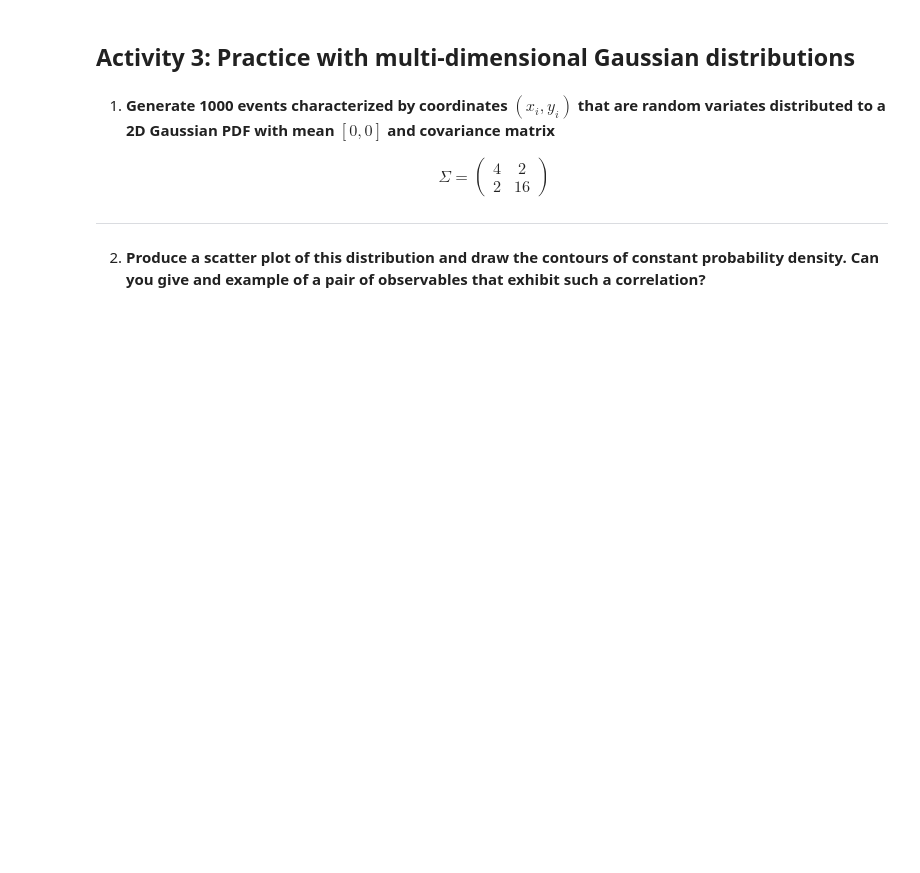
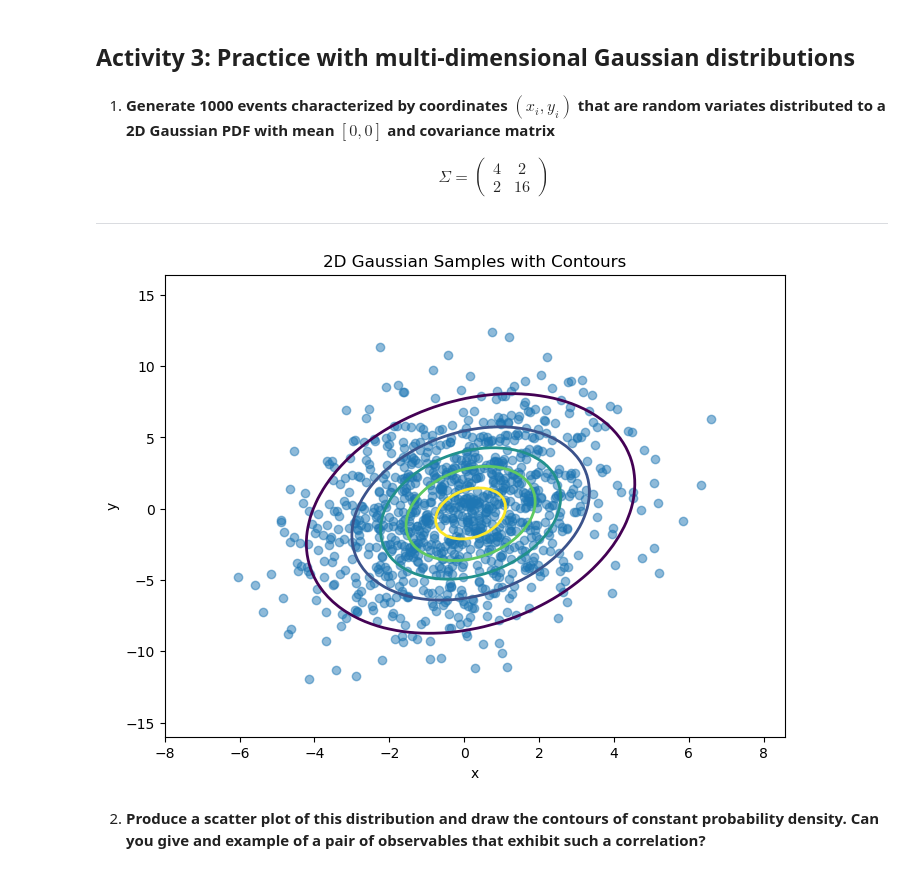
Before and after one commit to breckmeagher/statistics-and-data-analysis, a Jupyter notebook: work-in-progress/homework2_running.ipynb, the cells around one changed output. Cells and saved outputs as stored; diff of their text form; code cells hidden in the pictures; blank space fills up the shorter version.

```diff
--- a/work-in-progress/homework2_running.ipynb
+++ b/work-in-progress/homework2_running.ipynb
@@ -3,6 +3,19 @@
 # %% [markdown]
 **PHY657 Statistics & Data Analysis**
 February 16, 2026
+# %%
+%matplotlib widget
+%matplotlib inline
+from ipywidgets import *
+import numpy as np
+import matplotlib as mpl
+import matplotlib.pyplot as plt
+from scipy.optimize import curve_fit
+
+plt.style.use('default')
+plt.close('all')
+
+fontsize = 14
 # %% [markdown]
 ## **Activity 1: Empirical verification of the Central Limit Theorem**
 # %% [markdown]
@@ -139,2 +195,11 @@ This means that as the number of counts increases, the relative precision of the
+# %%
+mean = [0.0, 0.0]
+cov = [[4.0, 2.0],
+       [2.0, 16.0]]
+
+samples = sample_2d_gaussian(n=1000, mean=mean, cov=cov, seed=2)
+plot_scattering(samples, mean, cov)
+# %% [output]
+[figure, added]
 # %% [markdown]
 2. **Produce a scatter plot of this distribution and draw the contours of constant probability density. Can you give and example of a pair of observables that exhibit such a correlation?**
```
Also changed, not shown: parts of 16 cells of this notebook.
